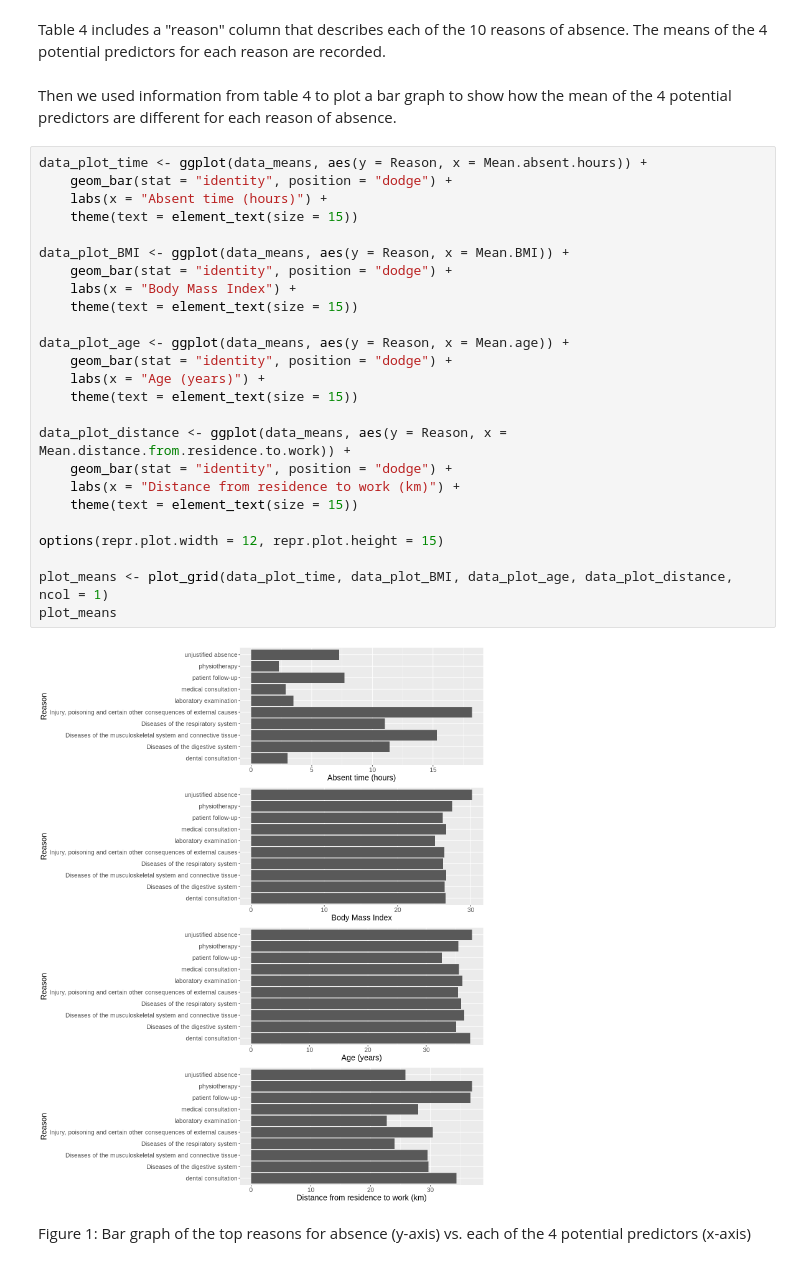
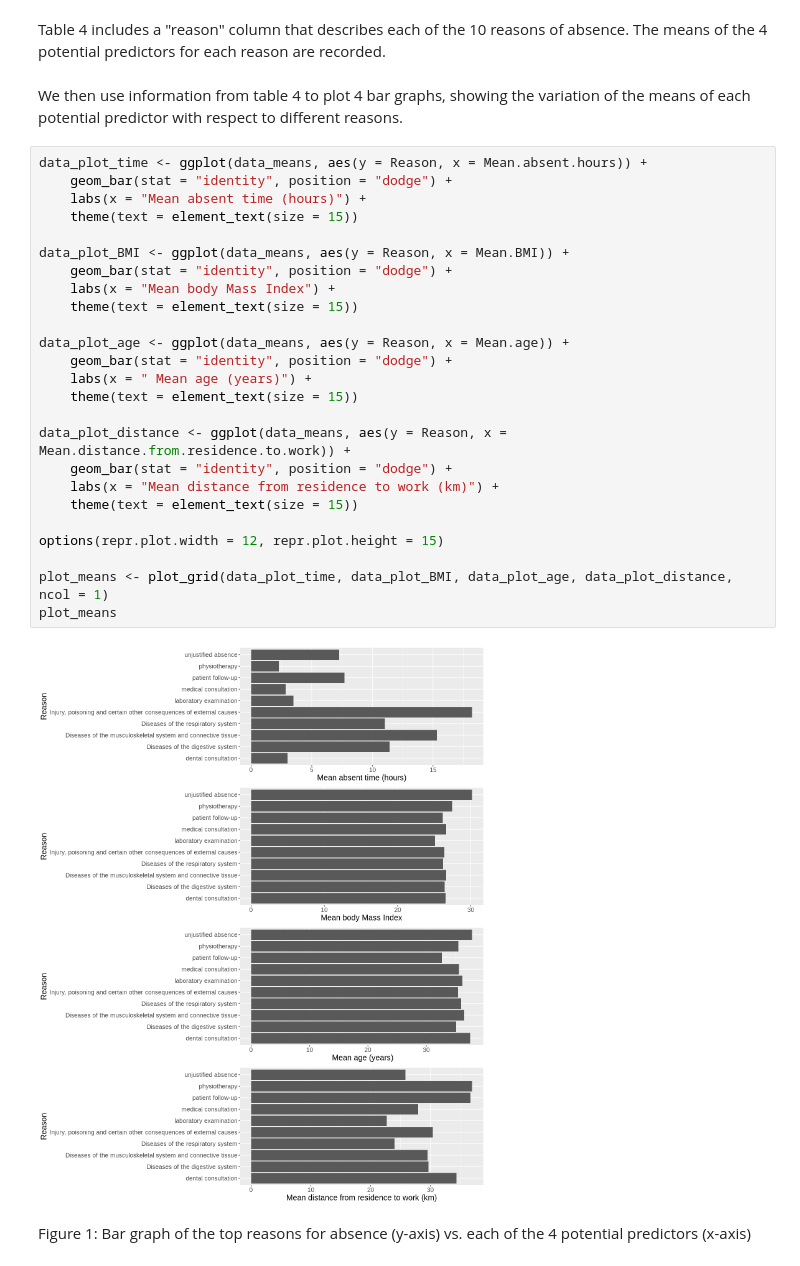
Before and after one commit to tim13246879/dsci-100-2022w1-group-87, a Jupyter notebook: Final_report.ipynb, the cells around one changed output. Saved outputs shown, nothing was run; the diff lists cells and outputs as text.

Commit message:
added some stuff
completed section of choosing potential predictors, and reworded some other things. deleted set seed from all but first cell

```diff
--- a/Final_report.ipynb
+++ b/Final_report.ipynb
@@ -192,34 +194,34 @@ Table 4: Means of potential predictors for top 10 absent reasons.
 # %% [markdown]
 Table 4 includes a "reason" column that describes each of the 10 reasons of absence. The means of the 4 potential predictors for each reason are recorded.
 # %% [markdown]
- Then we used information from table 4 to plot a bar graph to show how the mean of the 4 potential predictors are different for each reason of absence.
+We then use information from table 4 to plot 4 bar graphs, showing the variation of the means of each potential predictor with respect to different reasons.
 # %%
 data_plot_time <- ggplot(data_means, aes(y = Reason, x = Mean.absent.hours)) +
     geom_bar(stat = "identity", position = "dodge") +
-    labs(x = "Absent time (hours)") +
+    labs(x = "Mean absent time (hours)") +
     theme(text = element_text(size = 15))
 
 data_plot_BMI <- ggplot(data_means, aes(y = Reason, x = Mean.BMI)) +
     geom_bar(stat = "identity", position = "dodge") +
-    labs(x = "Body Mass Index") +
+    labs(x = "Mean body Mass Index") +
     theme(text = element_text(size = 15))
 
 data_plot_age <- ggplot(data_means, aes(y = Reason, x = Mean.age)) +
     geom_bar(stat = "identity", position = "dodge") +
-    labs(x = "Age (years)") +
+    labs(x = " Mean age (years)") +
     theme(text = element_text(size = 15))
 
 data_plot_distance <- ggplot(data_means, aes(y = Reason, x = Mean.distance.from.residence.to.work)) +
     geom_bar(stat = "identity", position = "dodge") +
-    labs(x = "Distance from residence to work (km)") +
+    labs(x = "Mean distance from residence to work (km)") +
     theme(text = element_text(size = 15))
 
 options(repr.plot.width = 12, repr.plot.height = 15)
 
 plot_means <- plot_grid(data_plot_time, data_plot_BMI, data_plot_age, data_plot_distance, ncol = 1)
 plot_means
 # %% [output]
-[figure, old version]
+[figure, new version]
 # %% [markdown]
 Figure 1: Bar graph of the top reasons for absence (y-axis) vs. each of the 4 potential predictors (x-axis)
 # %% [markdown]
```
Also changed, not shown: parts of 16 cells of this notebook.
